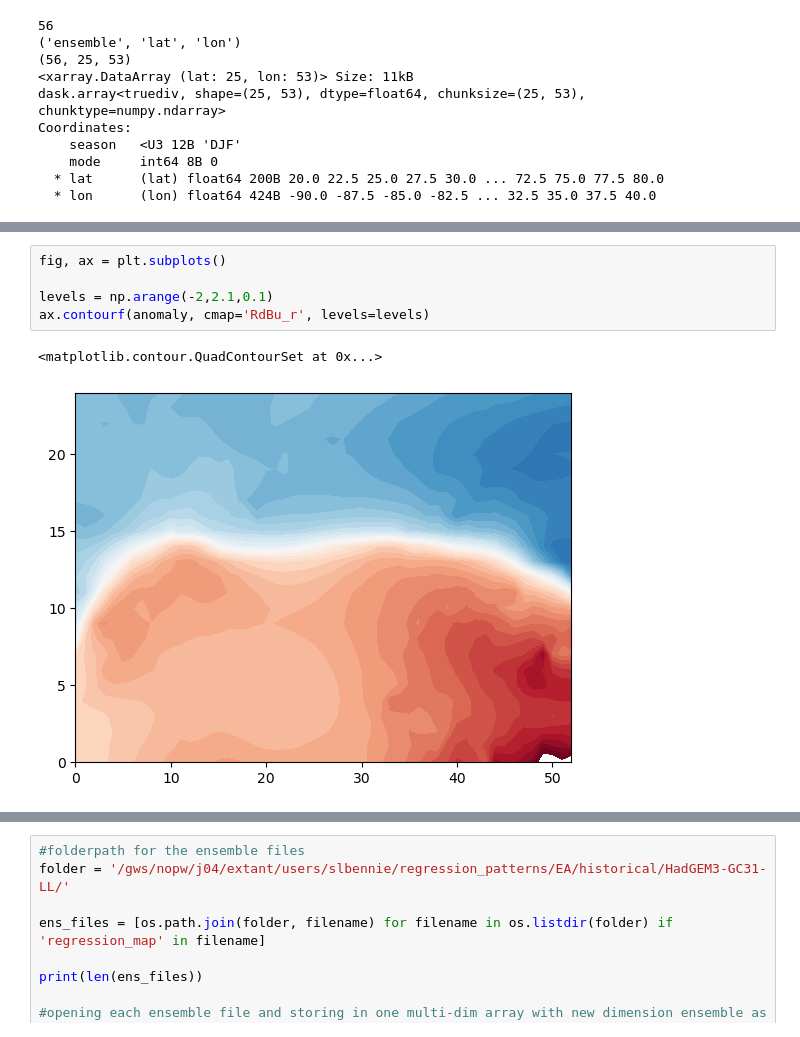
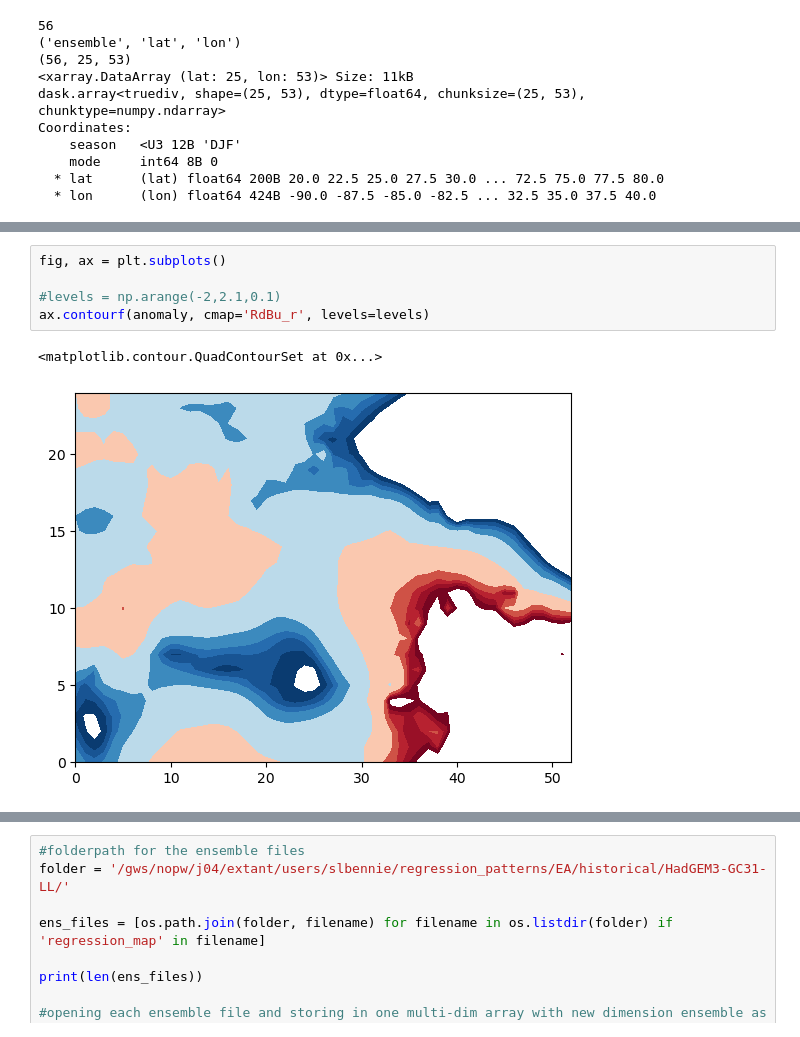
Before and after one commit to slbennie/scripts_trend_projections, a Jupyter notebook: trend_projection/Plotting_ensemble_spread_era5.ipynb, the cells around one changed output, grey strips where cells are left out. Saved outputs shown, nothing was run; the diff lists cells and outputs as text.

```diff
--- a/trend_projection/Plotting_ensemble_spread_era5.ipynb
+++ b/trend_projection/Plotting_ensemble_spread_era5.ipynb
@@ -98,11 +98,11 @@ plt.show()
 # %%
 fig, ax = plt.subplots()
 
-levels = np.arange(-2,2.1,0.1)
+#levels = np.arange(-2,2.1,0.1)
 ax.contourf(anomaly, cmap='RdBu_r', levels=levels)
 # %% [output]
 <matplotlib.contour.QuadContourSet at 0x...>
-[figure, old version]
+[figure, new version]
 # %%
 levels = np.arange(-1,1.1,0.1)
 
```
Also changed, not shown: parts of 5 cells of this notebook, 11 other files.
